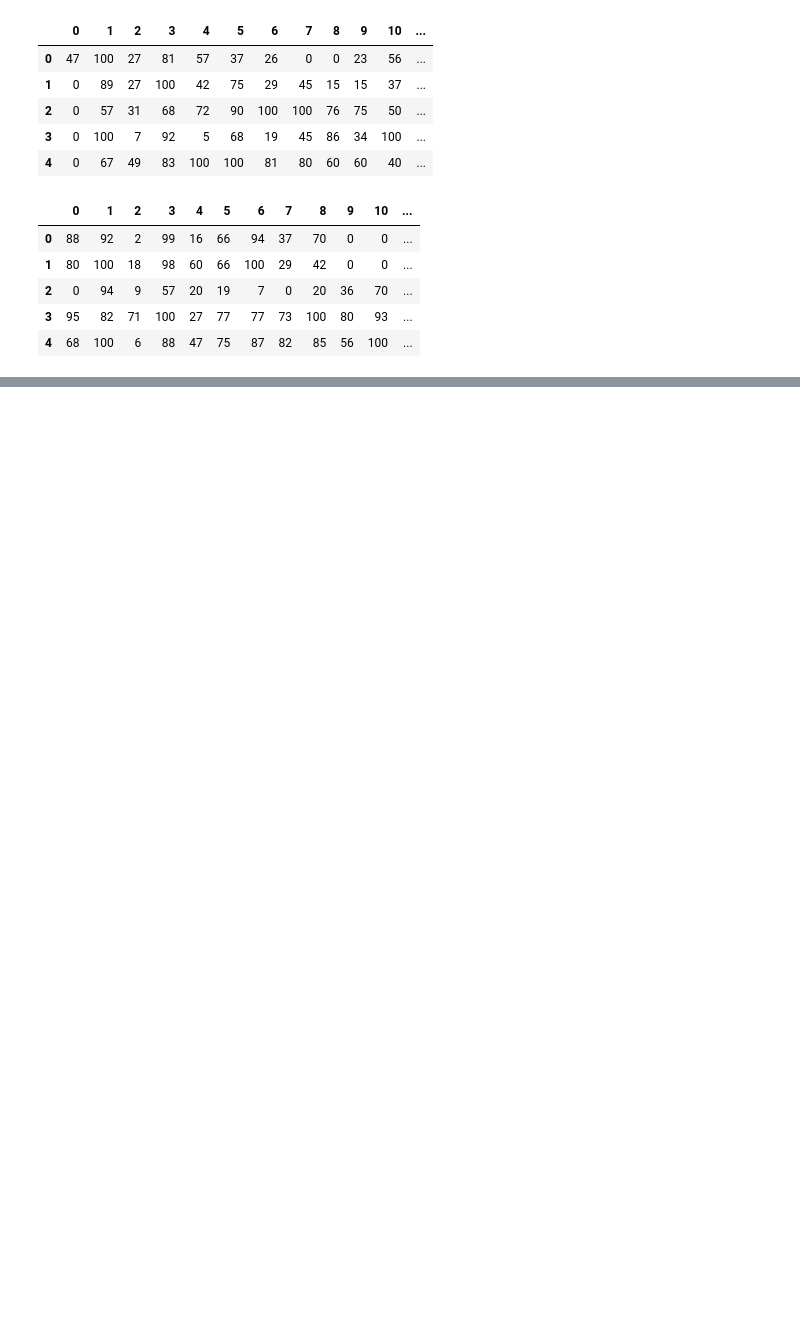
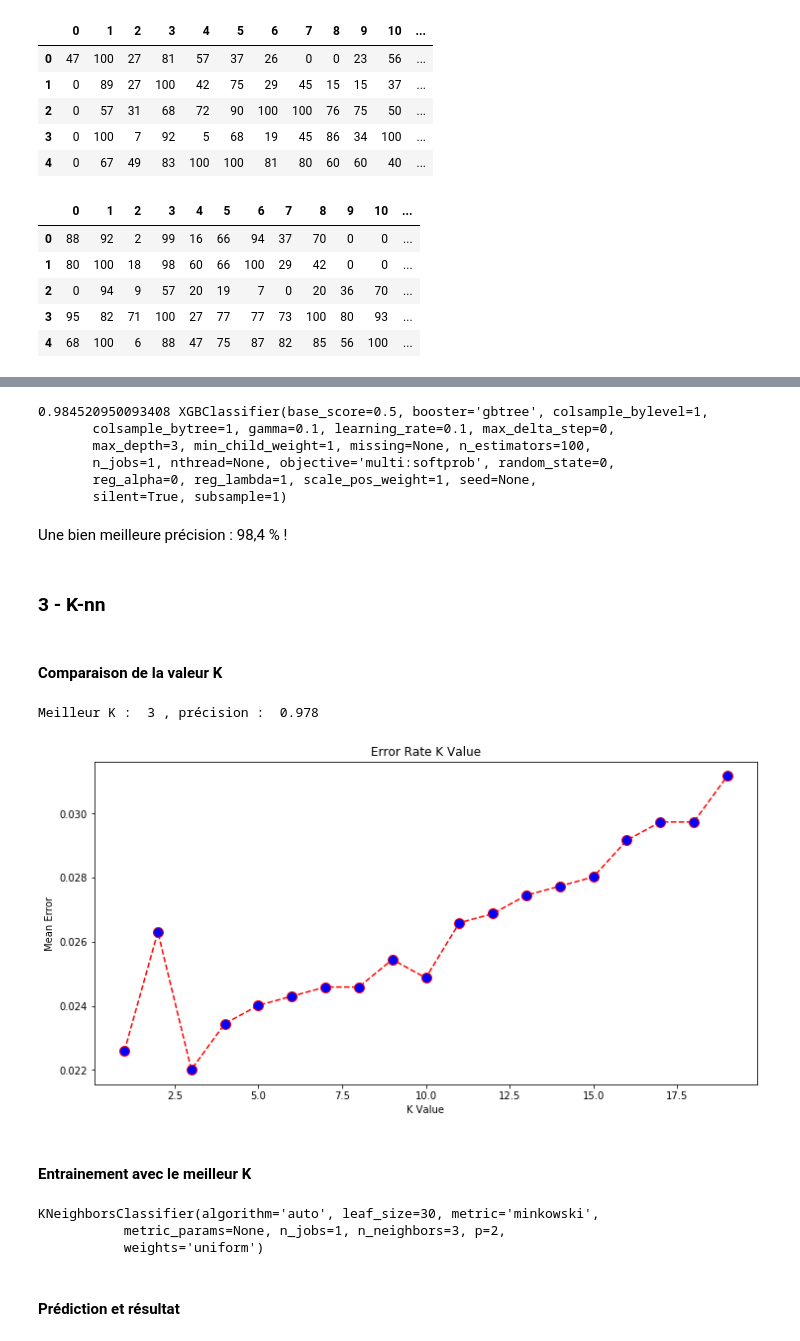
Before and after one commit to ImadMebrouk/Pendigits, a Jupyter notebook: pendigits.ipynb, the cells around one changed output, grey strips where cells are left out. Drawn from its saved outputs; the diff is of its cells as text; code cells hidden in the pictures; blank space fills up the shorter version.

```diff
--- a/pendigits.ipynb
+++ b/pendigits.ipynb
@@ -92,0 +259,9 @@ ax3.plot(xsList[2], ysList[2])
+# %%
+from sklearn import grid_search
+parameters = {  'gamma' : [0.01, 0.1, 0.5]           ,
+                 "probability" : [True]}
+grid       = grid_search.GridSearchCV(algorithme, parameters, n_jobs=-1)
+grid.fit(X_train, y_train)
+print(grid.best_score_, grid.best_estimator_.score(X_test, y_test))
+
+performances["SVM-GridSearch"]  = [grid.best_score_]
@@ -92,0 +286,4 @@ ax3.plot(xsList[2], ysList[2])
+# %%
+from xgboost import XGBClassifier
+
+algo = XGBClassifier()
@@ -92,0 +295,19 @@ ax3.plot(xsList[2], ysList[2])
+# %%
+
+parameters = {  'gamma' : [0.01, 0.1, 0.5]           }
+grid       = grid_search.GridSearchCV(algo, parameters, n_jobs=-1)
+grid.fit(X_train, y_train)
+print(grid.best_score_, grid.best_estimator_)
+
+performances["XGBoost-GridSearch"]  = [grid.best_score_]
+# %% [output]
+0.984520950093408 XGBClassifier(base_score=0.5, booster='gbtree', colsample_bylevel=1,
+       colsample_bytree=1, gamma=0.1, learning_rate=0.1, max_delta_step=0,
+       max_depth=3, min_child_weight=1, missing=None, n_estimators=100,
+       n_jobs=1, nthread=None, objective='multi:softprob', random_state=0,
+       reg_alpha=0, reg_lambda=1, scale_pos_weight=1, seed=None,
+       silent=True, subsample=1)
+# %% [markdown]
+Une bien meilleure précision : 98,4 %  !
+# %% [markdown]
+### 3 - K-nn
@@ -92,0 +317,37 @@ ax3.plot(xsList[2], ysList[2])
+# %% [markdown]
+#### Comparaison de la valeur K
+# %%
+error = []
+k_min = 1
+k_max = 20
+
+# Calculating error for K values between 1 and 20
+for i in range(k_min, k_max):
+    knn = KNeighborsClassifier(n_neighbors=i)
+    knn.fit(X_train, y_train)
+    pred_i = knn.predict(X_test)
+    error.append(np.mean(pred_i != y_test))
+# %%
+plt.figure(figsize=(12, 6))
+plt.plot(range(k_min, k_max), error, color='red', linestyle='dashed', marker='o',
+         markerfacecolor='blue', markersize=10)
+plt.title('Error Rate K Value')
+plt.xlabel('K Value')
+plt.ylabel('Mean Error')
+
+best_k = np.argmin(error) + 1
+print("Meilleur K : ", best_k, ", précision : ", 1 - round(min(error), 3))
+# %% [output]
+Meilleur K :  3 , précision :  0.978
+[figure, added]
+# %% [markdown]
+#### Entrainement avec le meilleur K
+# %%
+knn = KNeighborsClassifier(n_neighbors=best_k)
+knn.fit(X_train, y_train)
+# %% [output]
+KNeighborsClassifier(algorithm='auto', leaf_size=30, metric='minkowski',
+           metric_params=None, n_jobs=1, n_neighbors=3, p=2,
+           weights='uniform')
+# %% [markdown]
+#### Prédiction et résultat
```
Also changed, not shown: parts of 58 cells of this notebook.
